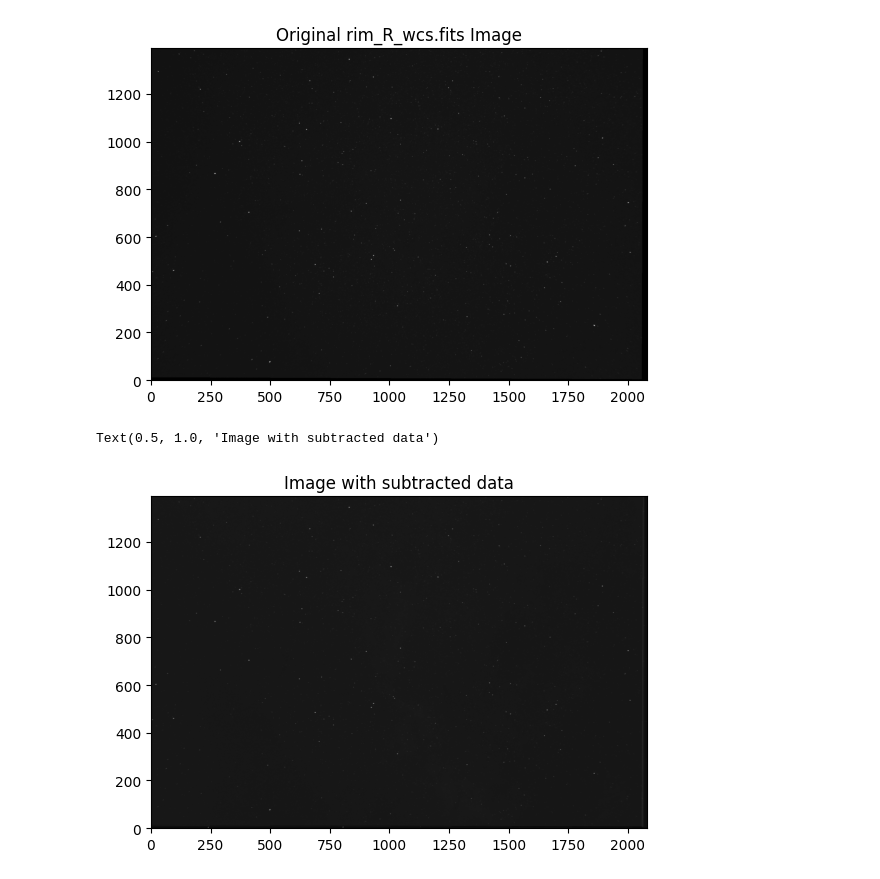
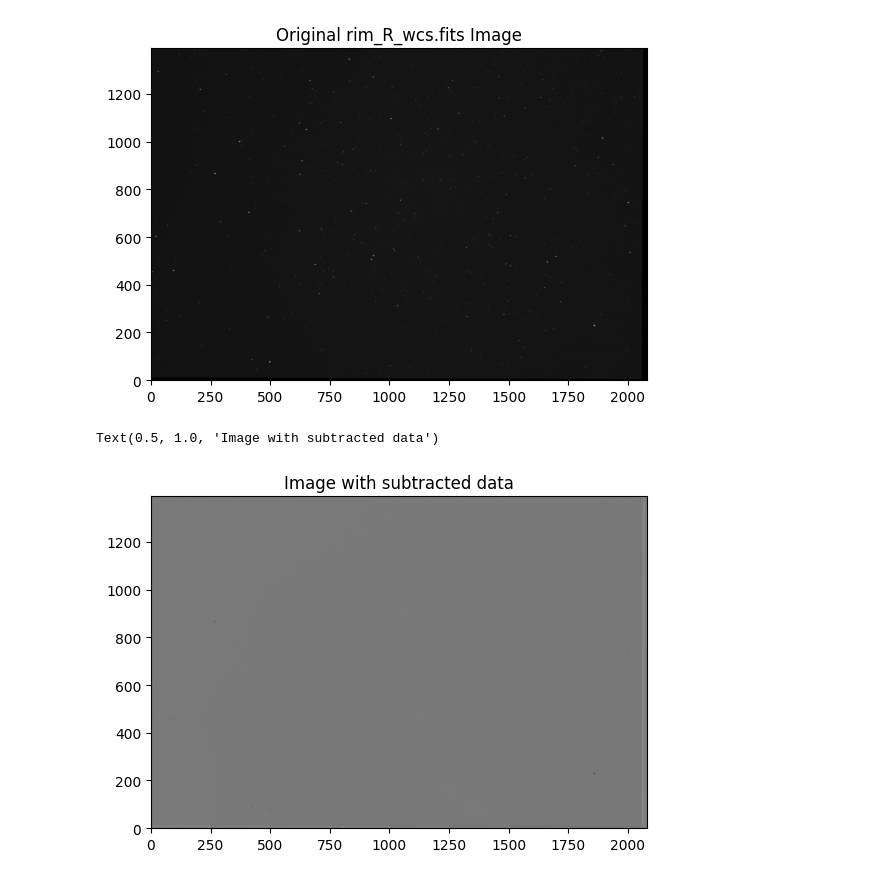
Before and after one commit to JoeBannouna/sceni, a Jupyter notebook: src/POC/leoPOC.ipynb, the cells around one changed output. Saved outputs shown, nothing was run; the diff lists cells and outputs as text; code cells hidden in the pictures.

Commit message:
Fixed final image

```diff
--- a/src/POC/leoPOC.ipynb
+++ b/src/POC/leoPOC.ipynb
@@ -93,8 +93,8 @@ plt.title("Original " + BBDataName + " Image")
 Text(0.5, 1.0, 'Original rim_R_wcs.fits Image')
 [figure]
 # %%
-plt.imshow(subtractData(getData(NBDataLink), getData(BBDataLink), 0.7), origin = 'lower', cmap = 'gray')
+plt.imshow(subtractData(getData(NBDataLink), getData(BBDataLink), optMu), origin = 'lower', cmap = 'gray')
 plt.title("Image with subtracted data")
 # %% [output]
 Text(0.5, 1.0, 'Image with subtracted data')
-[figure, old version]
+[figure, new version]
```
